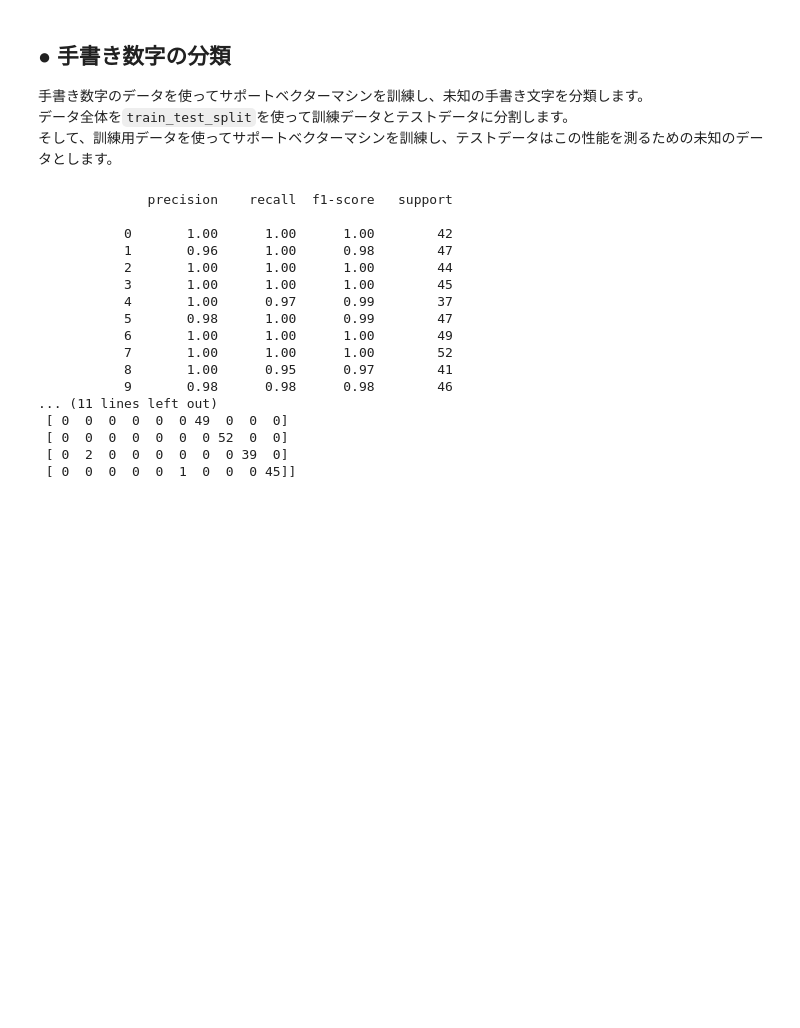
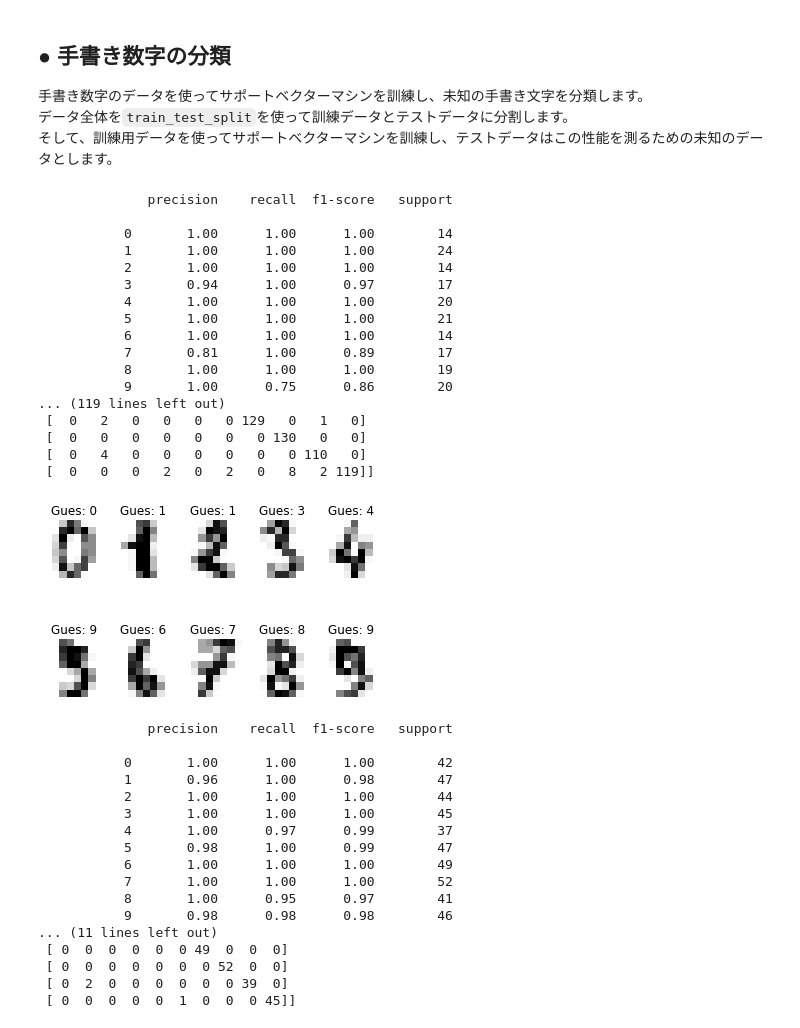
Before and after one commit to DoraNyanko/GoogleColab, a Jupyter notebook: sec6_2_digit_recognition.ipynb, the cells around one changed output. Drawn from its saved outputs; the diff is of its cells as text; code cells hidden in the pictures; blank space fills up the shorter version.

```diff
--- a/sec6_2_digit_recognition.ipynb
+++ b/sec6_2_digit_recognition.ipynb
@@ -122,3 +158,73 @@ plt.show()
+# %%
+from sklearn import datasets
+from sklearn import svm
+from sklearn.model_selection import train_test_split
+from sklearn import metrics
+import matplotlib.pyplot as plt
+
+# 訓練データとテストデータに分割
+digits = datasets.load_digits()
+x1_train, x1_test, t1_train, t1_test = train_test_split(digits.data, digits.target, test_size=0.1)  # 初期値は75％（test_size=0.25）がテストデータ
+x2_train, x2_test, t2_train, t2_test = train_test_split(digits.data, digits.target, test_size=0.25)  # 初期値は75％（test_size=0.25）がテストデータ
+x3_train, x3_test, t3_train, t3_test = train_test_split(digits.data, digits.target, test_size=0.4)  # 初期値は75％（test_size=0.25）がテストデータ
+x4_train, x4_test, t4_train, t4_test = train_test_split(digits.data, digits.target, test_size=0.55)  # 初期値は75％（test_size=0.25）がテストデータ
+x5_train, x5_test, t5_train, t5_test = train_test_split(digits.data, digits.target, test_size=0.7)  # 初期値は75％（test_size=0.25）がテストデータ
+
+clf = svm.SVC()  # サポートベクターマシーン
+clf.fit(x1_train, t1_train)  # 訓練
+clf.fit(x2_train, t2_train)  # 訓練
+clf.fit(x3_train, t3_train)  # 訓練
+clf.fit(x4_train, t4_train)  # 訓練
+clf.fit(x5_train, t5_train)  # 訓練
+
+y1_test = clf.predict(x1_test)  # テストデータで予測
+print(metrics.classification_report(t1_test, y1_test))  # 正解率など
+print(metrics.confusion_matrix(t1_test, y1_test))  # 行:正解、列:予測
+
+y2_test = clf.predict(x2_test)  # テストデータで予測
+print(metrics.classification_report(t2_test, y2_test))  # 正解率など
+print(metrics.confusion_matrix(t2_test, y2_test))  # 行:正解、列:予測
+
+y3_test = clf.predict(x3_test)  # テストデータで予測
+print(metrics.classification_report(t3_test, y3_test))  # 正解率など
+print(metrics.confusion_matrix(t3_test, y3_test))  # 行:正解、列:予測
+
+y4_test = clf.predict(x4_test)  # テストデータで予測
+print(metrics.classification_report(t4_test, y4_test))  # 正解率など
+print(metrics.confusion_matrix(t4_test, y4_test))  # 行:正解、列:予測
+
+y5_test = clf.predict(x5_test)  # テストデータで予測
+print(metrics.classification_report(t5_test, y5_test))  # 正解率など
+print(metrics.confusion_matrix(t5_test, y5_test))  # 行:正解、列:予測
+
+# 予測結果と画像の対応
+images = digits.images[:10]  # 最初の10枚
+y_10 = clf.predict(digits.data[:10])
+for i in range(10):
+    plt.subplot(2, 5, i + 1)  # 2行5列、i+1の位置
+    plt.imshow(images[i], cmap="Greys")
+    plt.axis("off")
+    plt.title("Gues: " +  str(y_10[i]))
+plt.show()
+# %% [output]
+              precision    recall  f1-score   support
+
+           0       1.00      1.00      1.00        14
+           1       1.00      1.00      1.00        24
+           2       1.00      1.00      1.00        14
+           3       0.94      1.00      0.97        17
+           4       1.00      1.00      1.00        20
+           5       1.00      1.00      1.00        21
+           6       1.00      1.00      1.00        14
+           7       0.81      1.00      0.89        17
+           8       1.00      1.00      1.00        19
+           9       1.00      0.75      0.86        20
+... (119 lines left out)
+ [  0   2   0   0   0   0 129   0   1   0]
+ [  0   0   0   0   0   0   0 130   0   0]
+ [  0   4   0   0   0   0   0   0 110   0]
+ [  0   0   0   2   0   2   0   8   2 119]]
+[figure, added]
 # %%
 # コード練習用
 from sklearn import datasets
```
Also changed, not shown: parts of 3 cells of this notebook.
